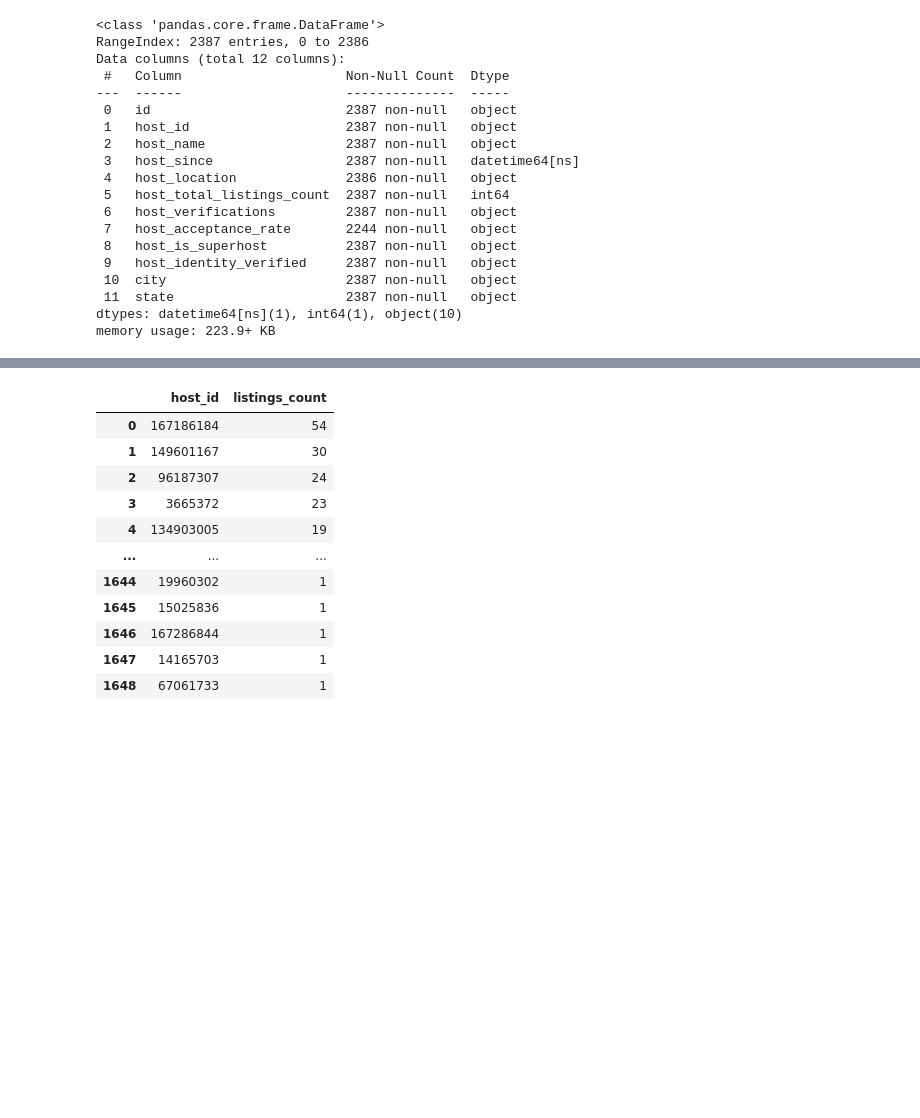
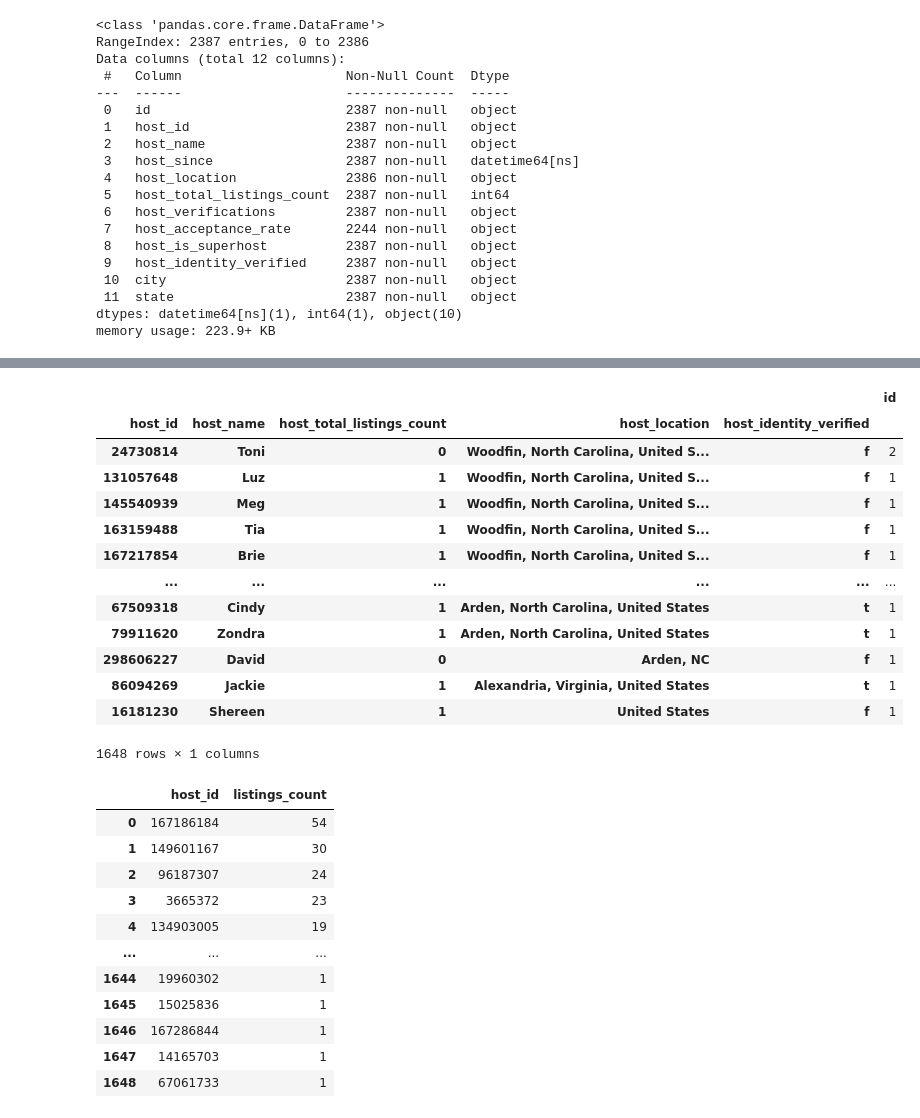
Before and after one commit to Dewalk/capstone2, a Jupyter notebook: hosts.ipynb, the cells around one changed output, grey strips where cells are left out. Drawn from its saved outputs; the diff is of its cells as text; code cells hidden in the pictures; blank space fills up the shorter version.

```diff
--- a/hosts.ipynb
+++ b/hosts.ipynb
@@ -79,3 +102,21 @@ memory usage: 223.9+ KB
+# %%
+test = grouped[['id']].count()
+test.sort_values(by=['host_location', 'id'], ascending=[False,False])
+# %% [output]
+|  |  |  |  |  | id |
+| host_id | host_name | host_total_listings_count | host_location | host_identity_verified |  |
+| 24730814 | Toni | 0 | Woodfin, North Carolina, United S... | f | 2 |
+| 131057648 | Luz | 1 | Woodfin, North Carolina, United S... | f | 1 |
+| 145540939 | Meg | 1 | Woodfin, North Carolina, United S... | f | 1 |
+| 163159488 | Tia | 1 | Woodfin, North Carolina, United S... | f | 1 |
+| 167217854 | Brie | 1 | Woodfin, North Carolina, United S... | f | 1 |
+| ... | ... | ... | ... | ... | ... |
+| 67509318 | Cindy | 1 | Arden, North Carolina, United States | t | 1 |
+| 79911620 | Zondra | 1 | Arden, North Carolina, United States | t | 1 |
+| 298606227 | David | 0 | Arden, NC | f | 1 |
+| 86094269 | Jackie | 1 | Alexandria, Virginia, United States | t | 1 |
+| 16181230 | Shereen | 1 | United States | f | 1 |
+1648 rows × 1 columns
 # %%
 # hosts_df.to_csv(r'hosts.csv')
 # %%
```
Also changed, not shown: parts of 11 cells of this notebook, 3 other files.
